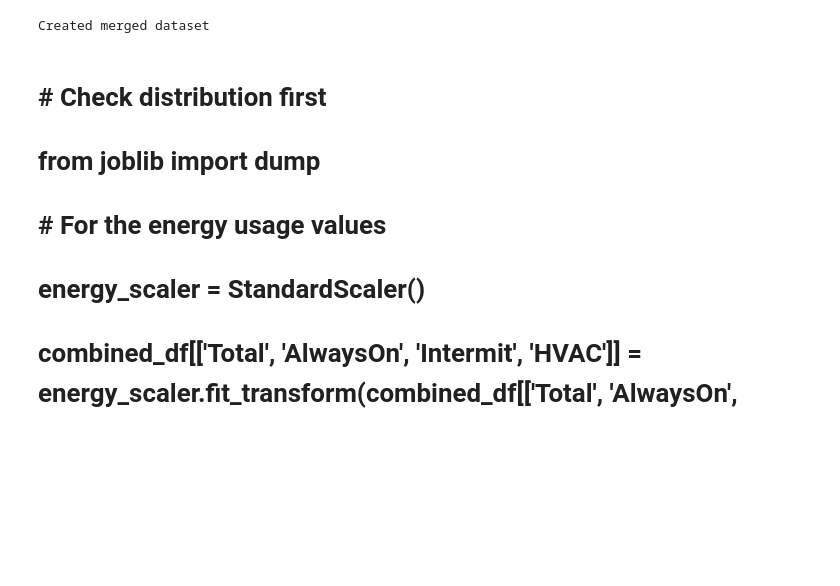
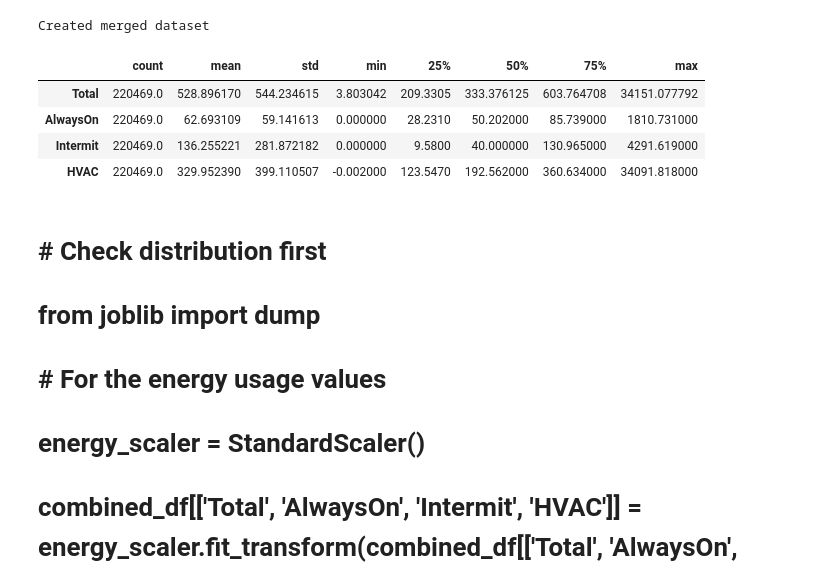
Before and after one commit to strangeman99/NILM_Dataset_Creator, a Jupyter notebook: NormalizeCombine.ipynb, the cells around one changed output. Saved outputs shown, nothing was run; the diff lists cells and outputs as text; code cells hidden in the pictures; blank space fills up the shorter version.

```diff
--- a/NormalizeCombine.ipynb
+++ b/NormalizeCombine.ipynb
@@ -92,6 +78,9 @@ combined_df
+# %%
+# Removing wmo code
+combined_df = combined_df.drop(columns=['WmoCode'])
 # %%
 # This is for the house types
-labels = ['bungalow', 'cottage', 'detached', 'end of terrace', 'flat', 'semi-detached', 'mid-terrace', 'student halls', 'factory', 'office', 'university']
+labels = ['bungalow', 'cottage', 'detached', 'end of terrace', 'flat', 'semi-detached', 'mid-terrace'] #, 'student halls', 'factory', 'office', 'university']
 labels = [name.upper() for name in labels]
 
 combined_df['Type'] = combined_df['Type'].str.upper()
@@ -351,6 +355,32 @@ combined_df.to_csv(output_path, index=False)
 print('Created merged dataset')
 # %% [output]
 Created merged dataset
+# %%
+# Define the inverse Yeo-Johnson function
+def inverse_yeo_johnson(y, lambda_):
+    if lambda_ == 0:
+        return np.exp(y) - 1
+    else:
+        if y >= 0:
+            return (y * lambda_ + 1) ** (1 / lambda_) - 1
+        else:
+            return -((1 - y * (2 - lambda_)) ** (1 / (2 - lambda_)) - 1)
+# %%
+usage_df = combined_df[['Total', 'AlwaysOn', 'Intermit', 'HVAC']].copy()
+
+lambda_value = -0.12705415507030415
+usage_df['Total'] = usage_df['Total'].apply(lambda row: inverse_yeo_johnson(row, lambda_value))
+
+for col in ['AlwaysOn', 'Intermit', 'HVAC']:
+    usage_df[col] = usage_df[col] * usage_df['Total']
+
+usage_df.describe().transpose()
+# %% [output]
+|  | count | mean | std | min | 25% | 50% | 75% | max |
+| Total | 220469.0 | 528.896170 | 544.234615 | 3.803042 | 209.3305 | 333.376125 | 603.764708 | 34151.077792 |
+| AlwaysOn | 220469.0 | 62.693109 | 59.141613 | 0.000000 | 28.2310 | 50.202000 | 85.739000 | 1810.731000 |
+| Intermit | 220469.0 | 136.255221 | 281.872182 | 0.000000 | 9.5800 | 40.000000 | 130.965000 | 4291.619000 |
+| HVAC | 220469.0 | 329.952390 | 399.110507 | -0.002000 | 123.5470 | 192.562000 | 360.634000 | 34091.818000 |
 # %% [markdown]
 # # Check distribution first
 # from joblib import dump
```
Also changed, not shown: parts of 10 cells of this notebook.
